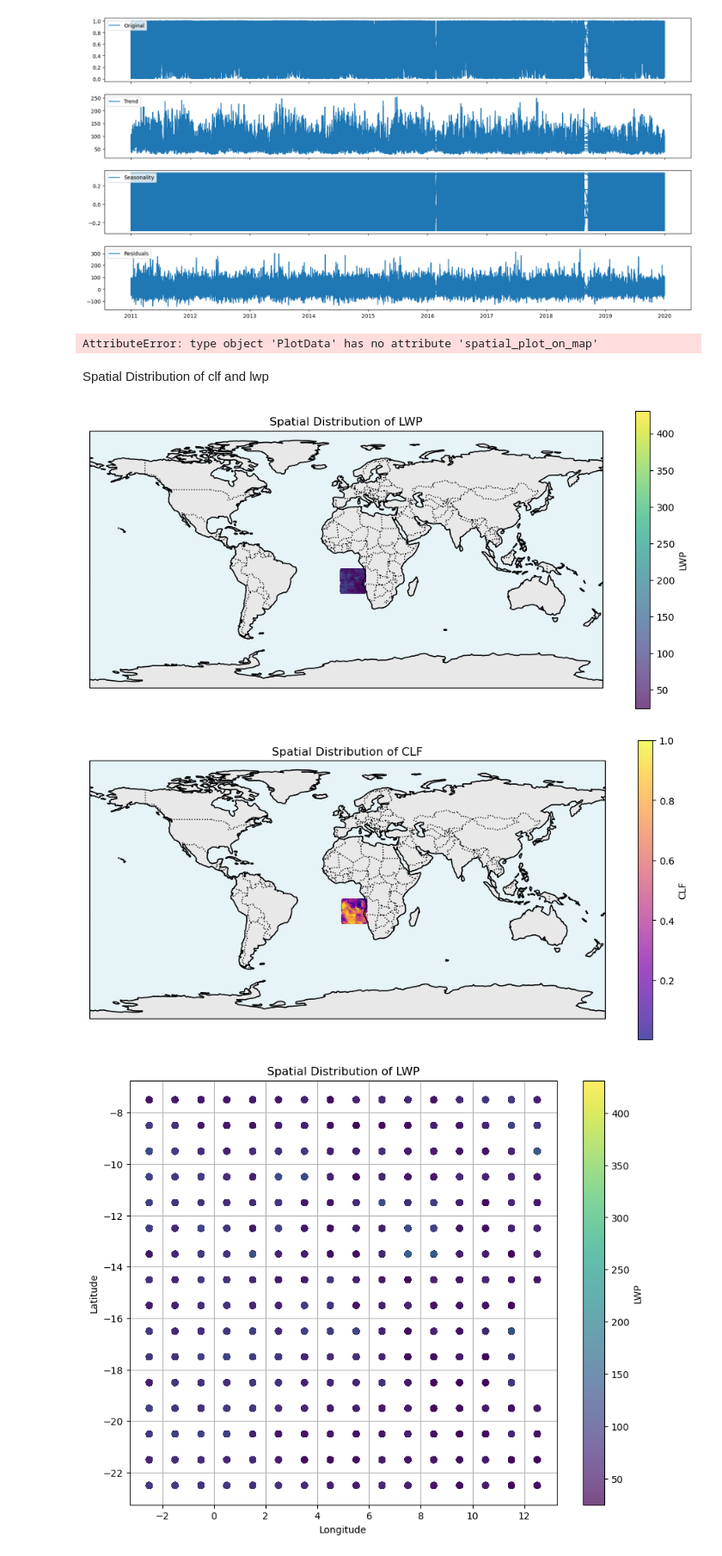
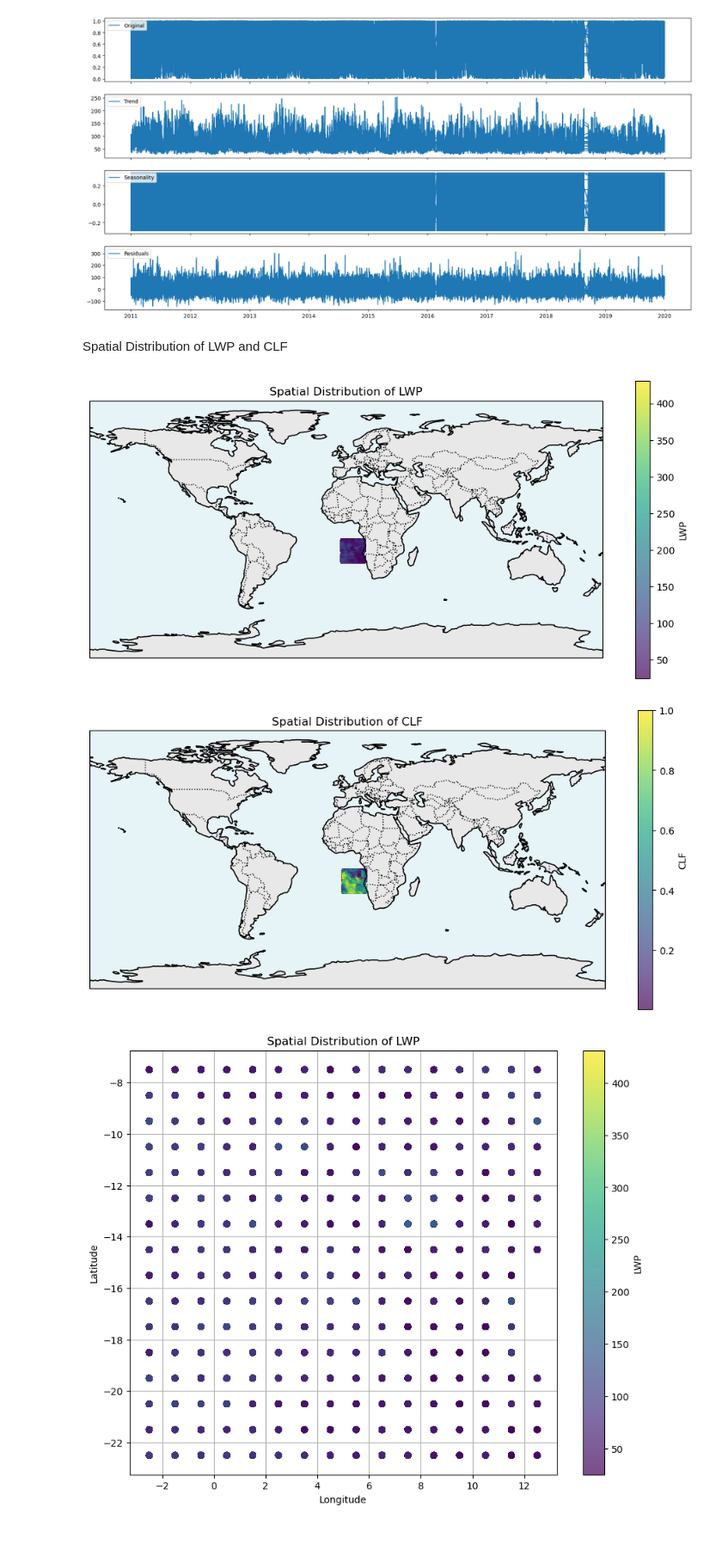
Before and after one commit to satvik007vk/Calisma_LR, a Jupyter notebook: data_exploration.ipynb, the cells around one changed output. Shown: that part at 86% size. Cells and saved outputs as stored; diff of their text form; code cells hidden in the pictures.

Commit message:
add "Regression.ipynb and update data_exploration.ipynb"

```diff
--- a/data_exploration.ipynb
+++ b/data_exploration.ipynb
@@ -41,24 +35,2 @@ Index(['lat', 'lon', 'clf', 'lwp', 'blh', 'cape', 'mlspf', 'mslhf', 'msshf',
 # %% [markdown]
 Temporal Distribution of clf and lwp
-# %%
-df.index = pd.to_datetime(df.index)
-
-# 1. Time Series Plot for LWP
-plt.figure(figsize=(15, 6))
-plt.plot(df.index, df['lwp'], label='LWP', color='blue', alpha=0.7)
-plt.title('LWP Over Time')
-plt.xlabel('Time')
-plt.ylabel('LWP')
-plt.legend()
-plt.grid()
-plt.show()
-
-# Time Series Plot for CLF
-plt.figure(figsize=(15, 6))
-plt.plot(df.index, df['clf'], label='CLF', color='orange', alpha=0.7)
-plt.title('CLF Over Time')
-plt.xlabel('Time')
-plt.ylabel('CLF')
-plt.legend()
-plt.grid()
-plt.show()
@@ -133,42 +108,17 @@ ax[3].legend(loc='upper left')
 # %% [output]
 <matplotlib.legend.Legend at 0x...>
 [figure]
+# %% [markdown]
+Spatial Distribution of LWP and CLF
 # %%
+#calling the function from plot.py
+#LWP
 PlotData.spatial_plot_on_map(df, 'lwp', 'Spatial Distribution of LWP', 'viridis', 'LWP')
+#CLF
+PlotData.spatial_plot_on_map(df, 'clf', 'Spatial Distribution of CLF', 'viridis', 'CLF')
 # %% [output]
-AttributeError: type object 'PlotData' has no attribute 'spatial_plot_on_map'
+[figure, added]
+[figure, added]
-# %% [markdown]
-Spatial Distribution of clf and lwp
-# %%
-# Helper function for plotting on a map
-def plot_on_map(df, column, title, cmap, colorbar_label):
-    plt.figure(figsize=(12, 8))
-    ax = plt.axes(projection=ccrs.PlateCarree())
-    ax.set_global()
-    ax.coastlines()
-    ax.add_feature(cfeature.BORDERS, linestyle=':')
-    ax.add_feature(cfeature.LAND, edgecolor='black', facecolor='lightgray', alpha=0.5)
-    ax.add_feature(cfeature.OCEAN, edgecolor='black', facecolor='lightblue', alpha=0.3)
-
-    # Scatter plot
-    scatter = plt.scatter(
-        df['lon'], df['lat'], c=df[column], cmap=cmap, s=10, alpha=0.7,
-        transform=ccrs.PlateCarree()
-    )
-    plt.colorbar(scatter, label=colorbar_label, orientation="vertical", shrink=0.7)
-    plt.title(title)
-    plt.xlabel('Longitude')
-    plt.ylabel('Latitude')
-    plt.show()
-
-# Plot for LWP
-plot_on_map(df, 'lwp', 'Spatial Distribution of LWP', 'viridis', 'LWP')
-
-# Plot for CLF
-plot_on_map(df, 'clf', 'Spatial Distribution of CLF', 'plasma', 'CLF')
-# %% [output]
-[figure, removed]
-[figure, removed]
 # %%
 # 2. Spatial Scatter Plot for LWP
 plt.figure(figsize=(10, 8))
```
Also changed, not shown: parts of 7 cells of this notebook, 3 other files.
